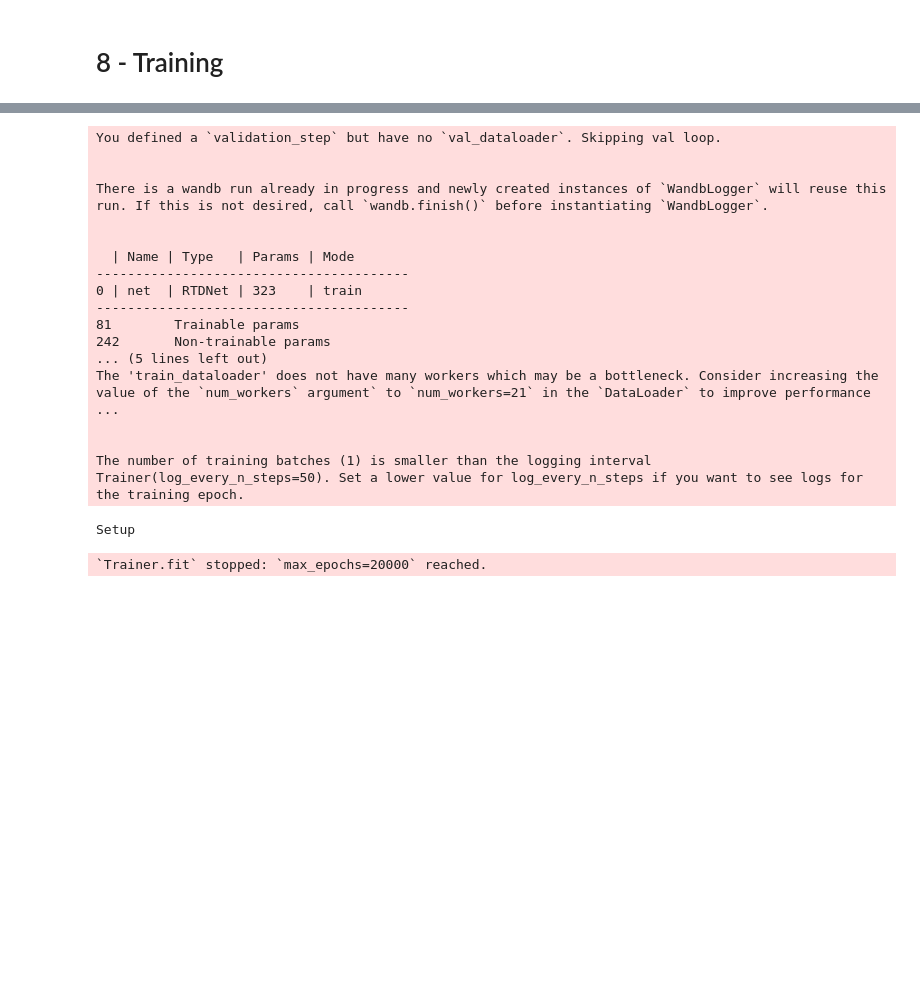
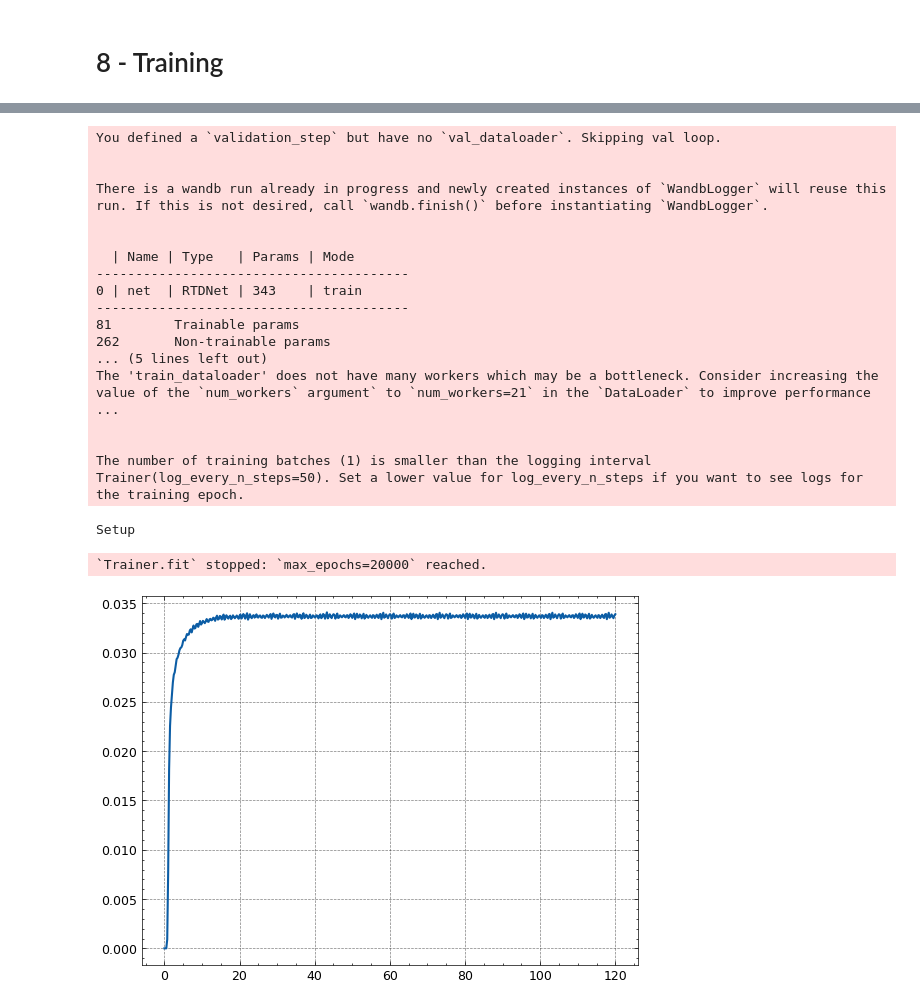
Before and after one commit to ChemRxnEngLab/nRTD, a Jupyter notebook: Experiments/AZA_001/250618_AZA_training_sub systems.ipynb, the cells around one changed output, grey strips where cells are left out. Drawn from its saved outputs; the diff is of its cells as text; code cells hidden in the pictures; blank space fills up the shorter version.

```diff
--- a/Experiments/AZA_001/250618_AZA_training_sub systems.ipynb
+++ b/Experiments/AZA_001/250618_AZA_training_sub systems.ipynb
@@ -703,35 +703,38 @@ RTDConv(
 # %%
 model.net.conv_layers[2].unfreeze()
 trainer.fit(model, data_cap)
 
+plt.plot(data_cap.t_out[0],
+        data_cap.y[0].squeeze())
 log_plots(
     data_module=data_cap,
     model=model,
     index=0,
     Es_to_plot=[2],
 )
 # child 0, overshoot für t=0
 model.net.conv_layers[2].freeze()
 # %% [output]
 You defined a `validation_step` but have no `val_dataloader`. Skipping val loop.
 
 
 There is a wandb run already in progress and newly created instances of `WandbLogger` will reuse this run. If this is not desired, call `wandb.finish()` before instantiating `WandbLogger`.
 
 
   | Name | Type   | Params | Mode
 ----------------------------------------
-0 | net  | RTDNet | 323    | train
+0 | net  | RTDNet | 343    | train
 ----------------------------------------
 81        Trainable params
-242       Non-trainable params
+262       Non-trainable params
 ... (5 lines left out)
 The 'train_dataloader' does not have many workers which may be a bottleneck. Consider increasing the value of the `num_workers` argument` to `num_workers=21` in the `DataLoader` to improve performance ...
 
 
 The number of training batches (1) is smaller than the logging interval Trainer(log_every_n_steps=50). Set a lower value for log_every_n_steps if you want to see logs for the training epoch.
 Setup
 `Trainer.fit` stopped: `max_epochs=20000` reached.
+[figure, added]
 # %%
 model.net.conv_layers[0].unfreeze()
 model.configure_optimizers()
```
Also changed, not shown: parts of 18 cells of this notebook, 6 other files.
